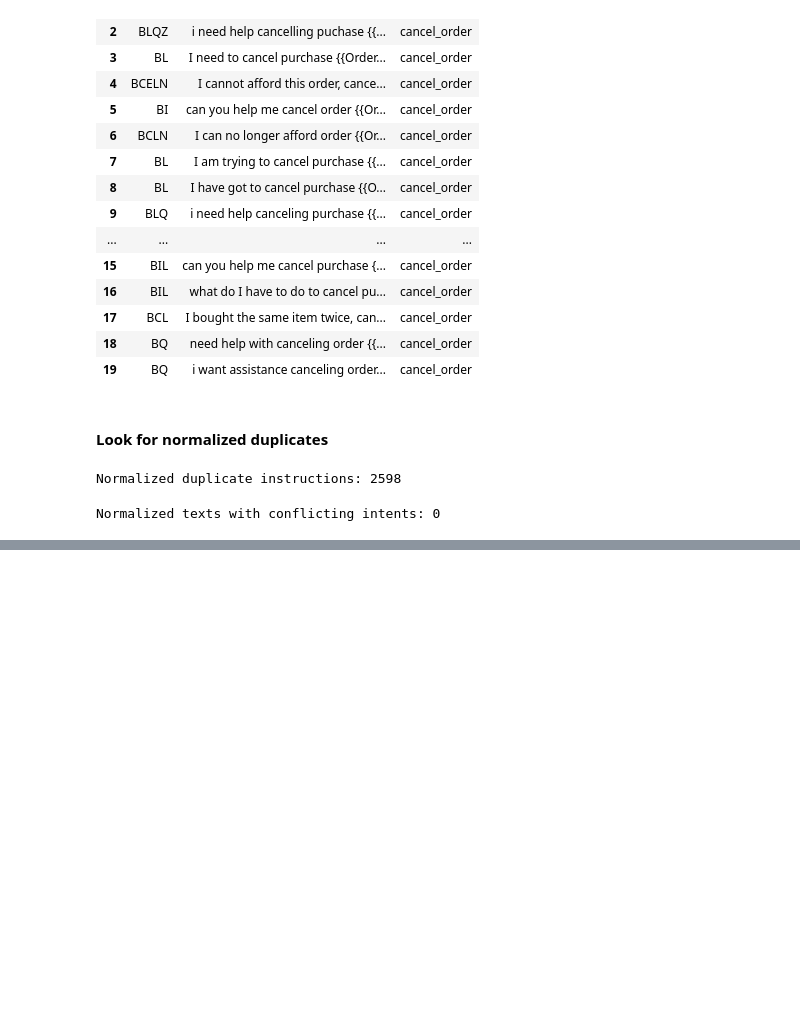
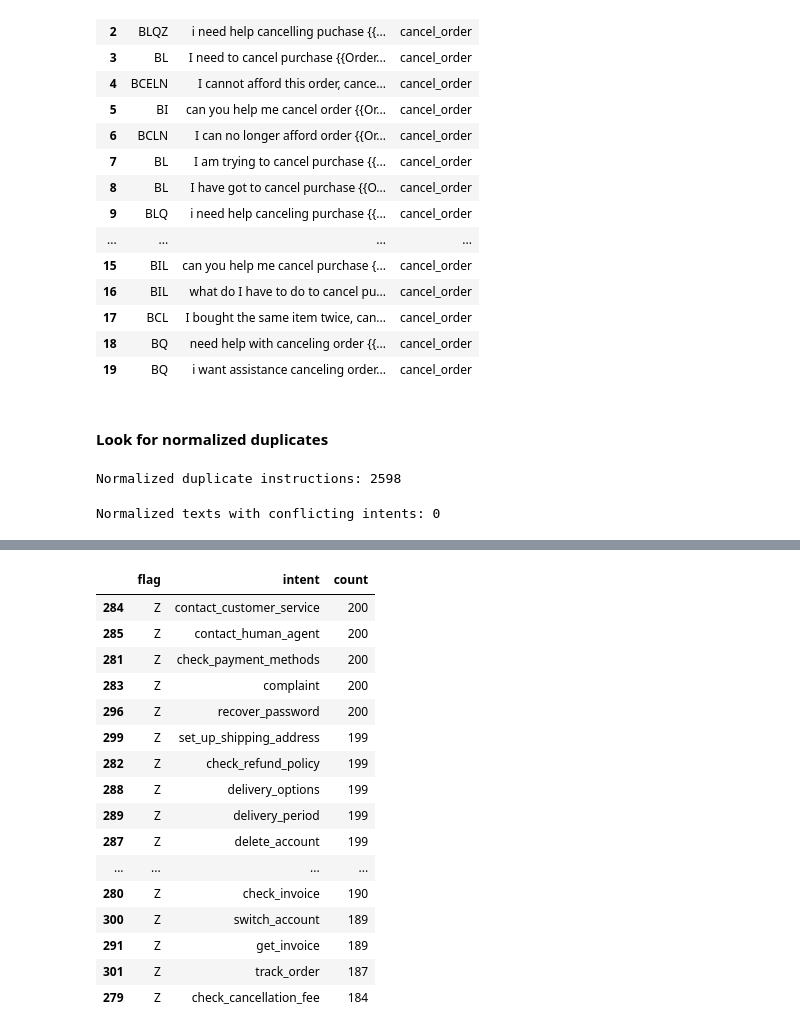
Before and after one commit to ribhupramanik/ResolveAI, a Jupyter notebook: notebooks/01_data_exploration.ipynb, the cells around one changed output, grey strips where cells are left out. Drawn from its saved outputs; the diff is of its cells as text; code cells hidden in the pictures; blank space fills up the shorter version.

```diff
--- a/notebooks/01_data_exploration.ipynb
+++ b/notebooks/01_data_exploration.ipynb
@@ -684,0 +863,9 @@ Normalized texts with conflicting intents: 0
+# %%
+flag_intent_counts = (
+  flag_rows
+  .groupby(["flag", "intent"])
+  .size()
+  .reset_index(name="count")
+)
+
+flag_intent_counts
@@ -684,0 +886,22 @@ Normalized texts with conflicting intents: 0
+# %%
+flag_intent_counts[
+    flag_intent_counts["flag"] == "Z"
+].sort_values("count", ascending=False)
+# %% [output]
+|  | flag | intent | count |
+| 284 | Z | contact_customer_service | 200 |
+| 285 | Z | contact_human_agent | 200 |
+| 281 | Z | check_payment_methods | 200 |
+| 283 | Z | complaint | 200 |
+| 296 | Z | recover_password | 200 |
+| 299 | Z | set_up_shipping_address | 199 |
+| 282 | Z | check_refund_policy | 199 |
+| 288 | Z | delivery_options | 199 |
+| 289 | Z | delivery_period | 199 |
+| 287 | Z | delete_account | 199 |
+| ... | ... | ... | ... |
+| 280 | Z | check_invoice | 190 |
+| 300 | Z | switch_account | 189 |
+| 291 | Z | get_invoice | 189 |
+| 301 | Z | track_order | 187 |
+| 279 | Z | check_cancellation_fee | 184 |
```
Also changed, not shown: parts of 15 cells of this notebook.
